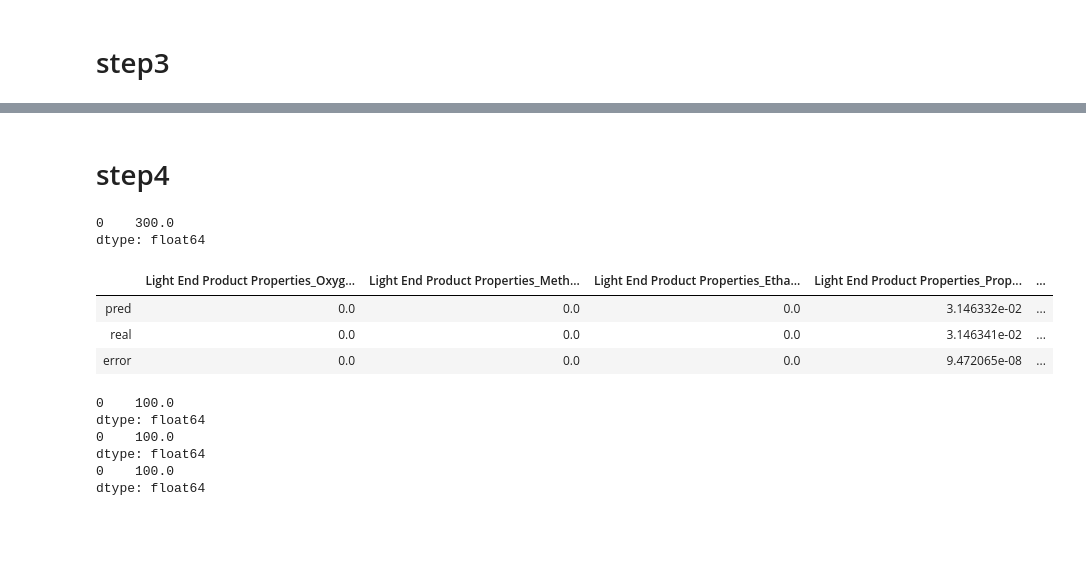
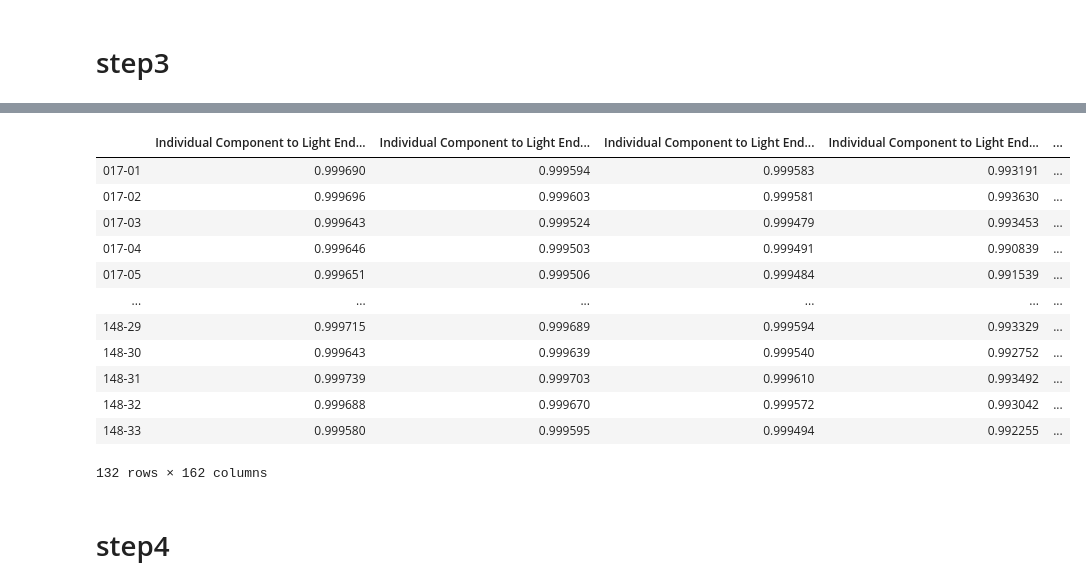
Before and after one commit to skywalker0803r/oil_project_20200412, a Jupyter notebook: API_test.ipynb, the cells around one changed output, grey strips where cells are left out. Cells and saved outputs as stored; diff of their text form; code cells hidden in the pictures; blank space fills up the shorter version.

```diff
--- a/API_test.ipynb
+++ b/API_test.ipynb
@@ -89,29 +108,20 @@ dtype: float32
+# %%
+sp_pred = C.predict(x)[sp.columns.tolist()]
+sp_pred.index = idx
+sp_pred
+# %% [output]
+|  | Individual Component to Light End... | Individual Component to Light End... | Individual Component to Light End... | Individual Component to Light End... | ... |
+| 017-01 | 0.999690 | 0.999594 | 0.999583 | 0.993191 | ... |
+| 017-02 | 0.999696 | 0.999603 | 0.999581 | 0.993630 | ... |
+| 017-03 | 0.999643 | 0.999524 | 0.999479 | 0.993453 | ... |
+| 017-04 | 0.999646 | 0.999503 | 0.999491 | 0.990839 | ... |
+| 017-05 | 0.999651 | 0.999506 | 0.999484 | 0.991539 | ... |
+| ... | ... | ... | ... | ... | ... |
+| 148-29 | 0.999715 | 0.999689 | 0.999594 | 0.993329 | ... |
+| 148-30 | 0.999643 | 0.999639 | 0.999540 | 0.992752 | ... |
+| 148-31 | 0.999739 | 0.999703 | 0.999610 | 0.993492 | ... |
+| 148-32 | 0.999688 | 0.999670 | 0.999572 | 0.993042 | ... |
+| 148-33 | 0.999580 | 0.999595 | 0.999494 | 0.992255 | ... |
+132 rows × 162 columns
 # %% [markdown]
 # step4
-# %%
-xna = df[col_names['xna']]
-y_pred = D(xna,sp_pred)
-print(y_pred.sum(axis=1))
-t = y_pred.append(y)
-t.index = ['pred','real']
-t.loc['error'] = abs(t.T['pred'] - t.T['real'])
-t['sum'] = t.sum(axis=1)
-t
-# %% [output]
-0    300.0
-dtype: float64
-|  | Light End Product Properties_Oxyg... | Light End Product Properties_Meth... | Light End Product Properties_Etha... | Light End Product Properties_Prop... | ... |
-| pred | 0.0 | 0.0 | 0.0 | 3.146332e-02 | ... |
-| real | 0.0 | 0.0 | 0.0 | 3.146341e-02 | ... |
-| error | 0.0 | 0.0 | 0.0 | 9.472065e-08 | ... |
-# %%
-print(y_pred[col_names['xle']].sum(axis=1))
-print(y_pred[col_names['xhc']].sum(axis=1))
-print(y_pred[col_names['xhe']].sum(axis=1))
-# %% [output]
-0    100.0
-dtype: float64
-0    100.0
-dtype: float64
-0    100.0
-dtype: float64
```
Also changed, not shown: parts of 14 cells of this notebook.
